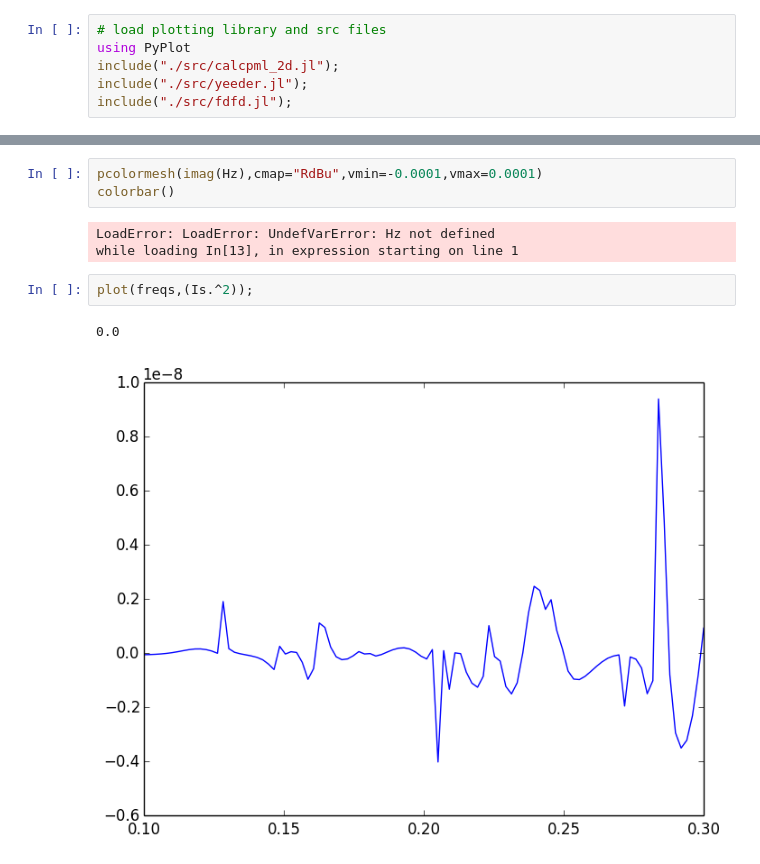
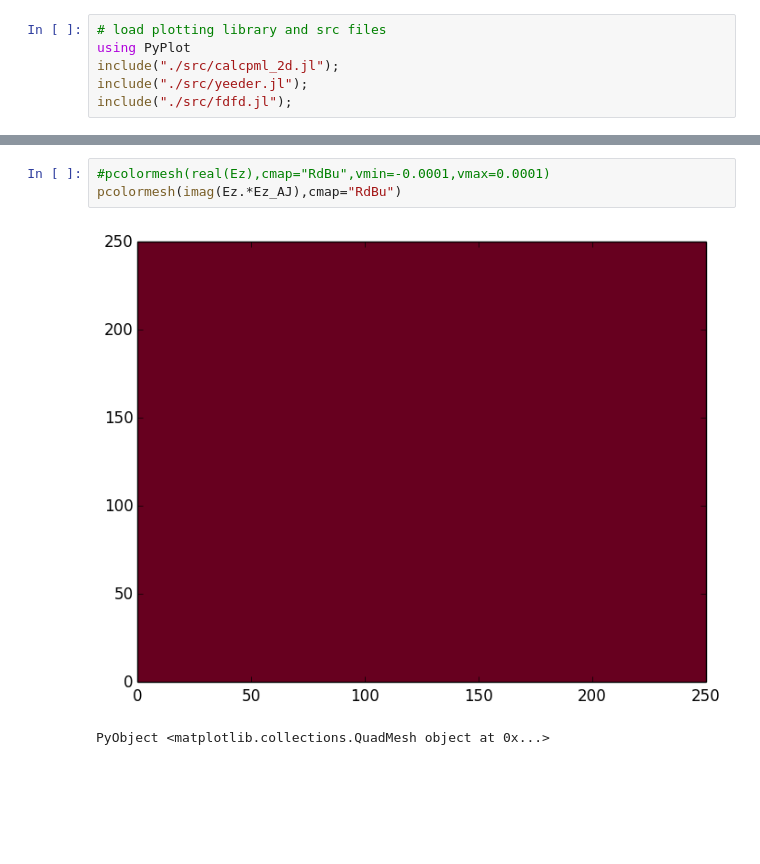
Before and after one commit to twhughes/Faraday-FDFD, a Jupyter notebook: AVM.ipynb, the cells around one changed output, grey strips where cells are left out. Saved outputs shown, nothing was run; the diff lists cells and outputs as text; blank space fills up the shorter version.

```diff
--- a/AVM.ipynb
+++ b/AVM.ipynb
@@ -57,11 +92,6 @@ end
 # %%
-pcolormesh(imag(Hz),cmap="RdBu",vmin=-0.0001,vmax=0.0001)
-colorbar()
+#pcolormesh(real(Ez),cmap="RdBu",vmin=-0.0001,vmax=0.0001)
+pcolormesh(imag(Ez.*Ez_AJ),cmap="RdBu")
 # %% [output]
+[figure, added]
-LoadError: LoadError: UndefVarError: Hz not defined
-while loading In[13], in expression starting on line 1
+PyObject <matplotlib.collections.QuadMesh object at 0x...>
-# %%
-plot(freqs,(Is.^2));
-# %% [output]
-0.0
-[figure, removed]
```
Also changed, not shown: parts of 5 cells of this notebook, 6 other files.
